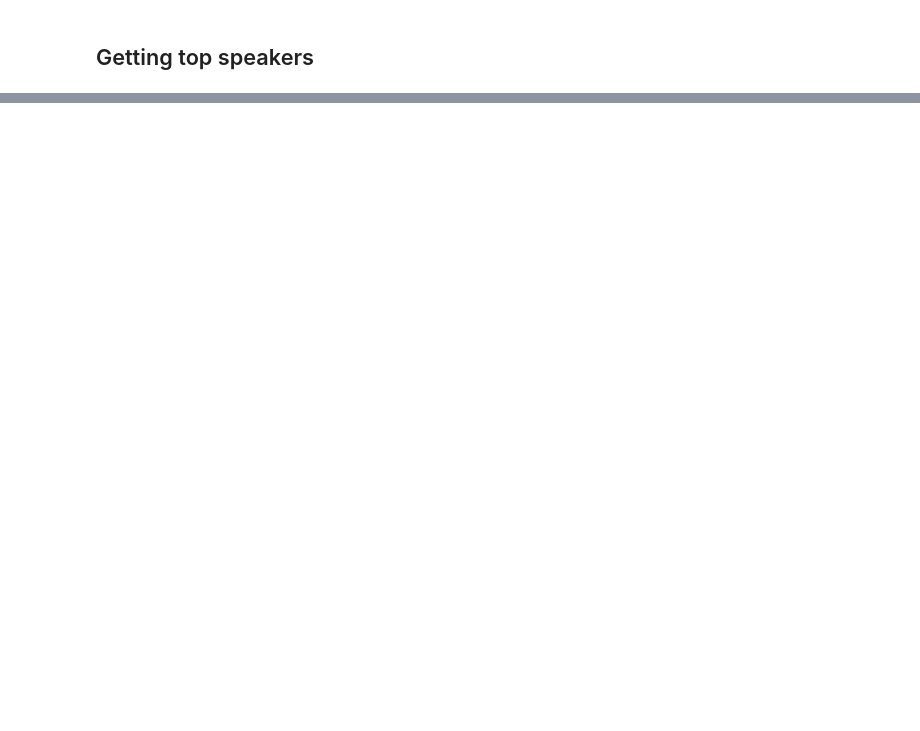
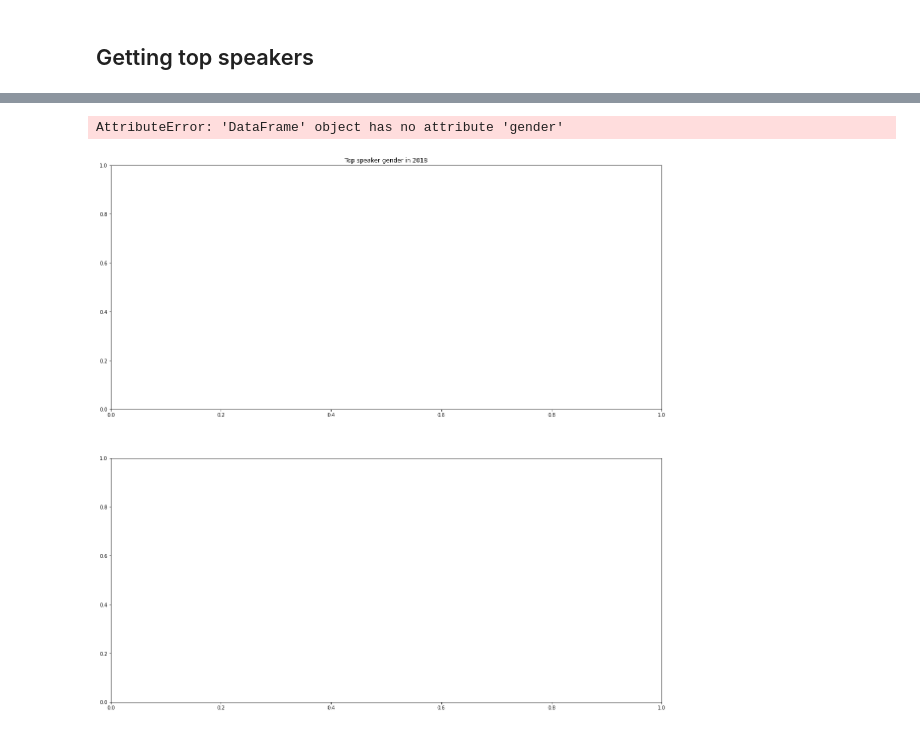
Before and after one commit to epfl-ada/ada-2021-project-hach, a Jupyter notebook: compilation.ipynb, the cells around one changed output, grey strips where cells are left out. Saved outputs shown, nothing was run; the diff lists cells and outputs as text; code cells hidden in the pictures; blank space fills up the shorter version.

```diff
--- a/compilation.ipynb
+++ b/compilation.ipynb
@@ -156,0 +320,17 @@ Name: quoteID, dtype: int64
+# %%
+# add gender and age to top speakers by year
+top_speakers_by_year['gender'] = top_speakers_by_year.apply(lambda row: )
+# %%
+def plot_top_speakers_gender(df):
+    fig, ax = plt.subplots(2, figsize=(20,20), sharey=True)
+    for i, y in enumerate(range(2018, 2020)):
+        ax[i].set_title('Top speaker gender in {}'.format(y))
+        curr_df = df[df.year == y][:100]
+        ax[i].pie([curr_df[curr_df.gender == 'men'].count, curr_df[curr_df.gender == 'women'].count], labels=['men', 'women'], autopct='%1.0f%%' )
+#        ax1.pie([nb_men_2018, nb_women_2018], labels=['men', 'women'], autopct='%1.0f%%')
+    plt.show()
+
+plot_top_speakers_gender(top_speakers_by_year)
+# %% [output]
+AttributeError: 'DataFrame' object has no attribute 'gender'
+[figure, added]
```
Also changed, not shown: parts of 33 cells of this notebook, 2 other files.
